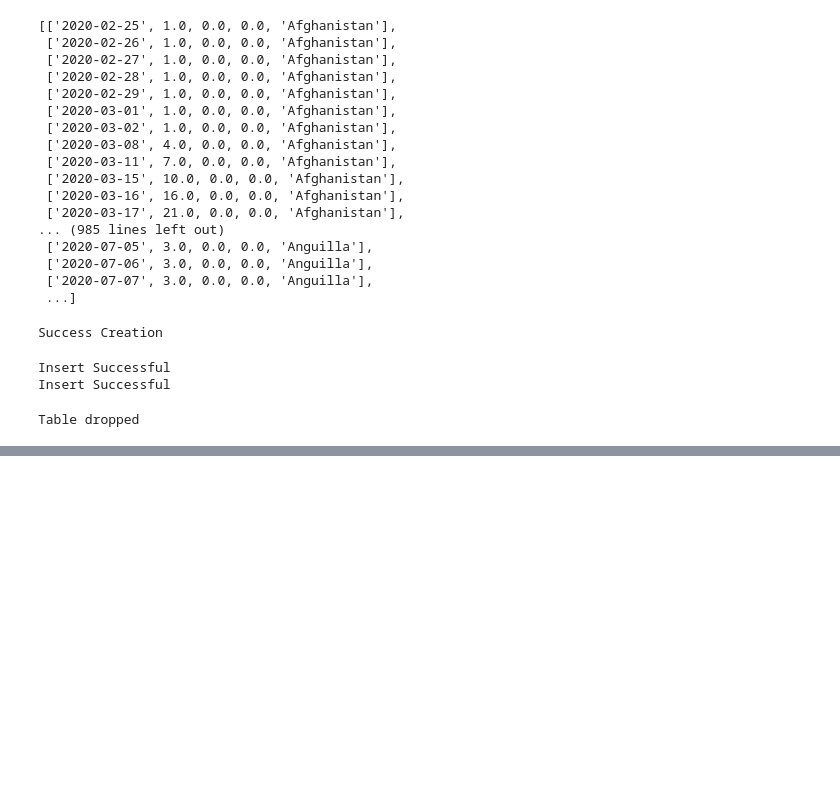
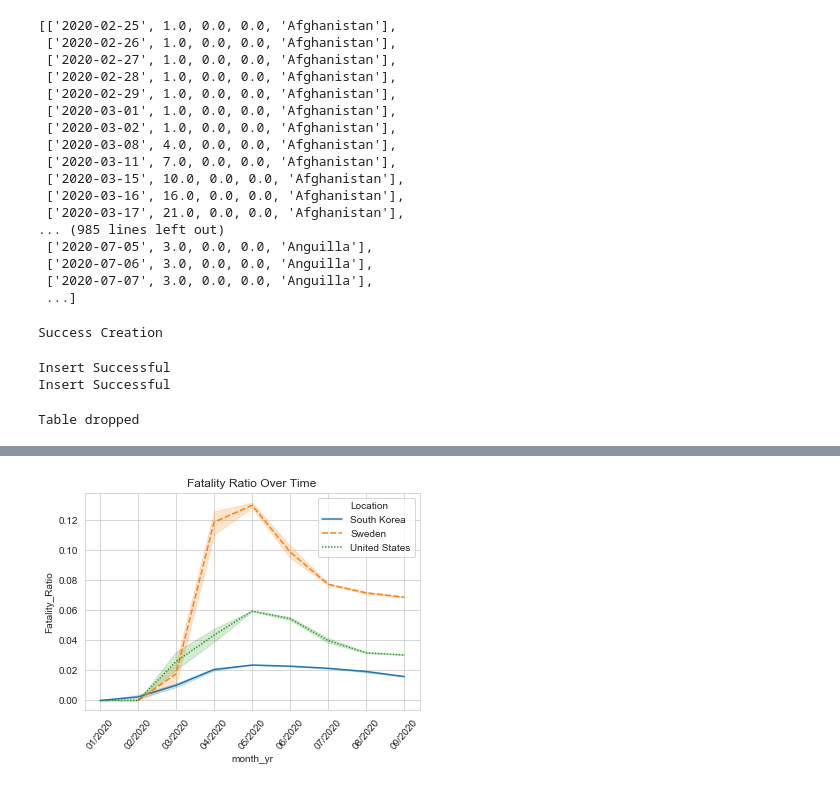
Before and after one commit to vathanahim/IAF603_Final_Project, a Jupyter notebook: Final_Project.ipynb, the cells around one changed output, grey strips where cells are left out. Cells and saved outputs as stored; diff of their text form; code cells hidden in the pictures; blank space fills up the shorter version.

```diff
--- a/Final_Project.ipynb
+++ b/Final_Project.ipynb
@@ -288,0 +444,8 @@ df_total
+# %%
+sns.set_style("whitegrid")
+ax = sns.lineplot(data = df_total, x=df_total['month_yr'], y=df_total['Fatality_Ratio'], hue=df_total['Location'], style=df_total['Location'])
+ax.set(title = "Fatality Ratio Over Time")
+plt.xticks(rotation=50)
+plt.show()
+# %% [output]
+[figure, added]
```
Also changed, not shown: parts of 39 cells of this notebook.
